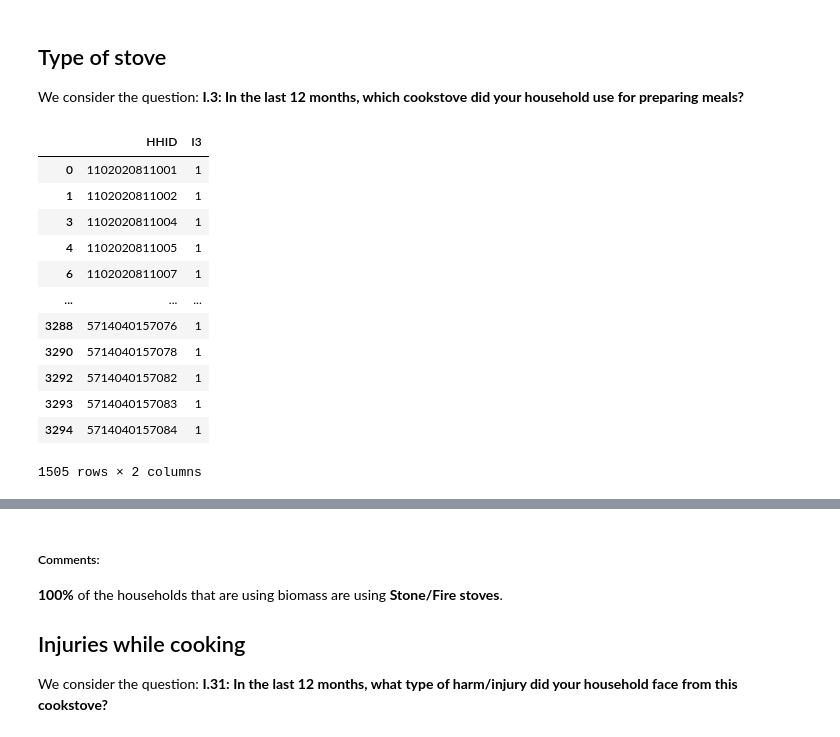
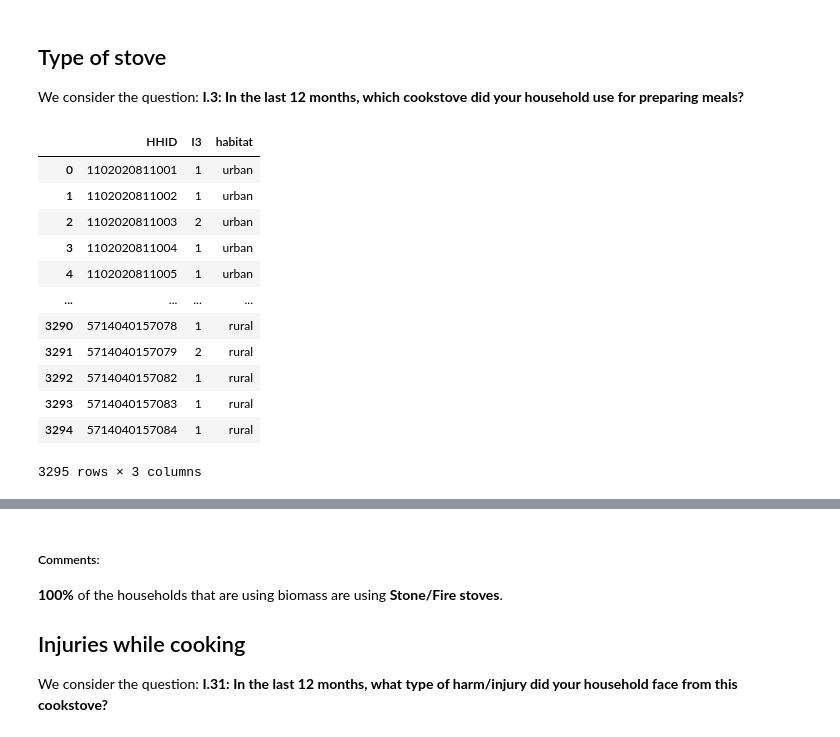
Before and after one commit to alfonsocaiazzo/esmap-mtf-data, a Jupyter notebook: mtf-book/rwanda/cooking_solutions.ipynb, the cells around one changed output, grey strips where cells are left out. Drawn from its saved outputs; the diff is of its cells as text; code cells hidden in the pictures.

```diff
--- a/mtf-book/rwanda/cooking_solutions.ipynb
+++ b/mtf-book/rwanda/cooking_solutions.ipynb
@@ -194,25 +194,23 @@ The results are similar for Rural households but not for the urban households.
 
 We consider the question:
 **I.3: In the last 12 months, which cookstove did your household use for preparing meals?**
-# %%
-# We focus on the hosueholds that are using biomass
-data_I_biomass = data_I[data_I['I18A'].isin(indexes)]
-data_I3 =  data_I_biomass[['HHID','I3',]].dropna()
-data_I3
-# %% [output]
-|  | HHID | I3 |
-| 0 | 1102020811001 | 1 |
-| 1 | 1102020811002 | 1 |
-| 3 | 1102020811004 | 1 |
-| 4 | 1102020811005 | 1 |
-| 6 | 1102020811007 | 1 |
-| ... | ... | ... |
-| 3288 | 5714040157076 | 1 |
-| 3290 | 5714040157078 | 1 |
-| 3292 | 5714040157082 | 1 |
-| 3293 | 5714040157083 | 1 |
-| 3294 | 5714040157084 | 1 |
-1505 rows × 2 columns
+# %%
+data_I3 =  data_I[['HHID','I3','habitat']].dropna()
+data_I3
+# %% [output]
+|  | HHID | I3 | habitat |
+| 0 | 1102020811001 | 1 | urban |
+| 1 | 1102020811002 | 1 | urban |
+| 2 | 1102020811003 | 2 | urban |
+| 3 | 1102020811004 | 1 | urban |
+| 4 | 1102020811005 | 1 | urban |
+| ... | ... | ... | ... |
+| 3290 | 5714040157078 | 1 | rural |
+| 3291 | 5714040157079 | 2 | rural |
+| 3292 | 5714040157082 | 1 | rural |
+| 3293 | 5714040157083 | 1 | rural |
+| 3294 | 5714040157084 | 1 | rural |
+3295 rows × 3 columns
 # %%
 question_stove_type = 'I3'
 stove_types = []
```
Also changed, not shown: parts of 7 cells of this notebook.
